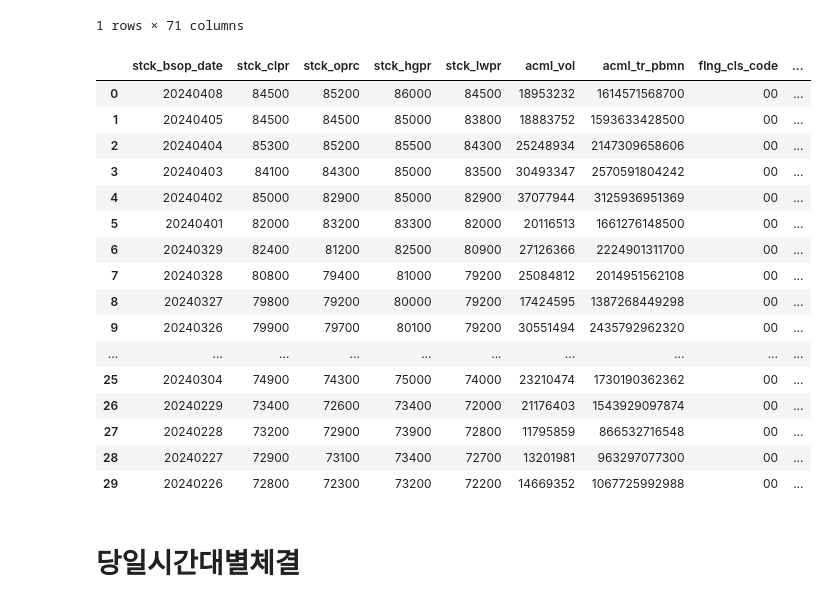
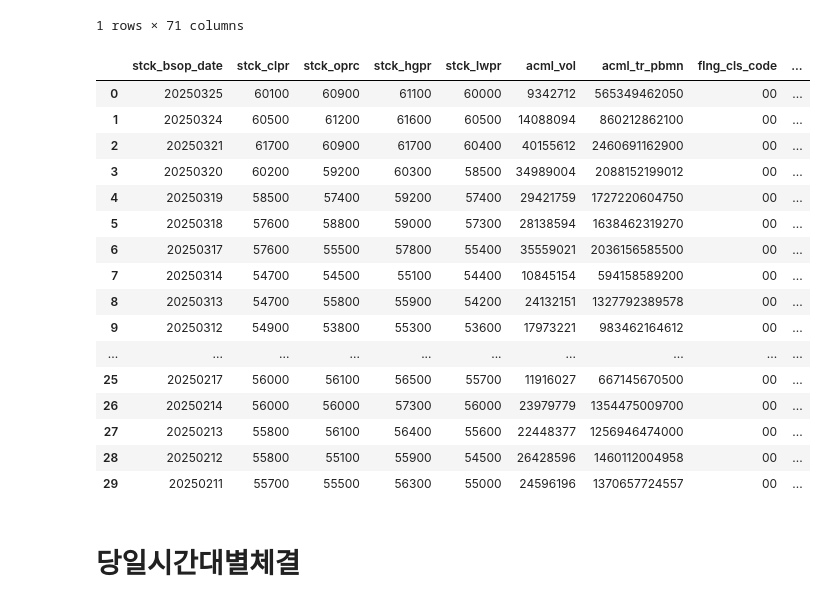
Before and after one commit to glace158/stockTrading, a Jupyter notebook: stock.ipynb, the cells around one changed output. Cells and saved outputs as stored; diff of their text form; code cells hidden in the pictures.

```diff
--- a/stock.ipynb
+++ b/stock.ipynb
@@ -158,26 +158,26 @@ kb.get_inquire_asking_price_exp_ccn(itm_no="005930")
 1 rows × 71 columns
 # %%
 # [국내주식] 기본시세 > 국내주식기간별시세(일/주/월/년) (기간별 데이터 Default는 일별이며 조회기간은 100일전(영업일수 아님)부터 금일까지)
-kb.get_inquire_daily_itemchartprice(output_dv="2", itm_no="005930", inqr_strt_dt="20240226", inqr_end_dt="20240408")
+kb.get_inquire_daily_itemchartprice(output_dv="2", itm_no="005930", inqr_strt_dt="", inqr_end_dt="")
 #print(rt_data_obj)
 # %% [output]
 |  | stck_bsop_date | stck_clpr | stck_oprc | stck_hgpr | stck_lwpr | acml_vol | acml_tr_pbmn | flng_cls_code | ... |
-| 0 | 20240408 | 84500 | 85200 | 86000 | 84500 | 18953232 | 1614571568700 | 00 | ... |
-| 1 | 20240405 | 84500 | 84500 | 85000 | 83800 | 18883752 | 1593633428500 | 00 | ... |
-| 2 | 20240404 | 85300 | 85200 | 85500 | 84300 | 25248934 | 2147309658606 | 00 | ... |
-| 3 | 20240403 | 84100 | 84300 | 85000 | 83500 | 30493347 | 2570591804242 | 00 | ... |
-| 4 | 20240402 | 85000 | 82900 | 85000 | 82900 | 37077944 | 3125936951369 | 00 | ... |
-| 5 | 20240401 | 82000 | 83200 | 83300 | 82000 | 20116513 | 1661276148500 | 00 | ... |
-| 6 | 20240329 | 82400 | 81200 | 82500 | 80900 | 27126366 | 2224901311700 | 00 | ... |
-| 7 | 20240328 | 80800 | 79400 | 81000 | 79200 | 25084812 | 2014951562108 | 00 | ... |
-| 8 | 20240327 | 79800 | 79200 | 80000 | 79200 | 17424595 | 1387268449298 | 00 | ... |
-| 9 | 20240326 | 79900 | 79700 | 80100 | 79200 | 30551494 | 2435792962320 | 00 | ... |
+| 0 | 20250325 | 60100 | 60900 | 61100 | 60000 | 9342712 | 565349462050 | 00 | ... |
+| 1 | 20250324 | 60500 | 61200 | 61600 | 60500 | 14088094 | 860212862100 | 00 | ... |
+| 2 | 20250321 | 61700 | 60900 | 61700 | 60400 | 40155612 | 2460691162900 | 00 | ... |
+| 3 | 20250320 | 60200 | 59200 | 60300 | 58500 | 34989004 | 2088152199012 | 00 | ... |
+| 4 | 20250319 | 58500 | 57400 | 59200 | 57400 | 29421759 | 1727220604750 | 00 | ... |
+| 5 | 20250318 | 57600 | 58800 | 59000 | 57300 | 28138594 | 1638462319270 | 00 | ... |
+| 6 | 20250317 | 57600 | 55500 | 57800 | 55400 | 35559021 | 2036156585500 | 00 | ... |
+| 7 | 20250314 | 54700 | 54500 | 55100 | 54400 | 10845154 | 594158589200 | 00 | ... |
+| 8 | 20250313 | 54700 | 55800 | 55900 | 54200 | 24132151 | 1327792389578 | 00 | ... |
+| 9 | 20250312 | 54900 | 53800 | 55300 | 53600 | 17973221 | 983462164612 | 00 | ... |
 | ... | ... | ... | ... | ... | ... | ... | ... | ... | ... |
-| 25 | 20240304 | 74900 | 74300 | 75000 | 74000 | 23210474 | 1730190362362 | 00 | ... |
-| 26 | 20240229 | 73400 | 72600 | 73400 | 72000 | 21176403 | 1543929097874 | 00 | ... |
-| 27 | 20240228 | 73200 | 72900 | 73900 | 72800 | 11795859 | 866532716548 | 00 | ... |
-| 28 | 20240227 | 72900 | 73100 | 73400 | 72700 | 13201981 | 963297077300 | 00 | ... |
-| 29 | 20240226 | 72800 | 72300 | 73200 | 72200 | 14669352 | 1067725992988 | 00 | ... |
+| 25 | 20250217 | 56000 | 56100 | 56500 | 55700 | 11916027 | 667145670500 | 00 | ... |
+| 26 | 20250214 | 56000 | 56000 | 57300 | 56000 | 23979779 | 1354475009700 | 00 | ... |
+| 27 | 20250213 | 55800 | 56100 | 56400 | 55600 | 22448377 | 1256946474000 | 00 | ... |
+| 28 | 20250212 | 55800 | 55100 | 55900 | 54500 | 26428596 | 1460112004958 | 00 | ... |
+| 29 | 20250211 | 55700 | 55500 | 56300 | 55000 | 24596196 | 1370657724557 | 00 | ... |
 # %% [markdown]
 # 당일시간대별체결
 # %%
```
Also changed, not shown: parts of 7 cells of this notebook, 2 other files.
